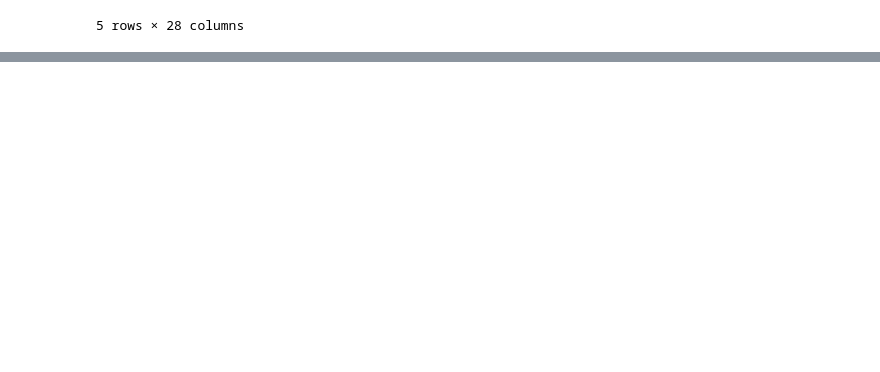
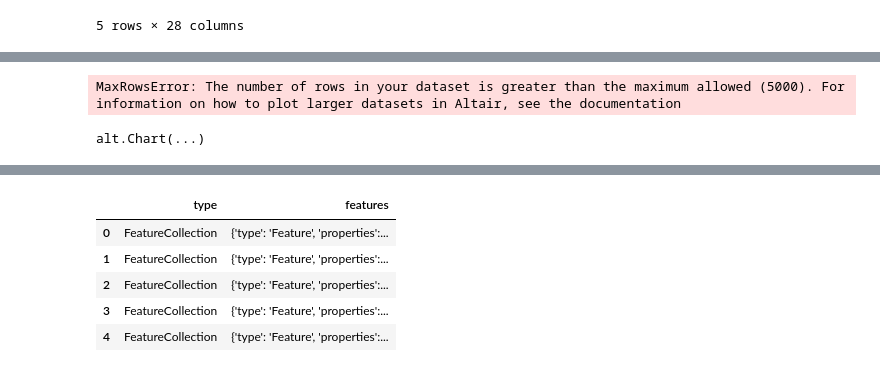
Before and after one commit to yuwei97910/is445-group30-final-project, a Jupyter notebook: state_plot.ipynb, the cells around one changed output, grey strips where cells are left out. Cells and saved outputs as stored; diff of their text form; code cells hidden in the pictures; blank space fills up the shorter version.

```diff
--- a/state_plot.ipynb
+++ b/state_plot.ipynb
@@ -114,25 +110,30 @@ chart.display()
 # %% [output]
 [interactive output not drawn]
 # %%
-states = alt.topo_feature("https://raw.githubusercontent.com/vega/vega/main/docs/data/us-10m.json", feature='states')
-airports = data.airports()
+states = alt.topo_feature("https://raw.githubusercontent.com/unitedstates/districts/gh-pages/states/FL/shape.geojson", feature='states')
+# airports = data.airports()
 
-background = alt.Chart(states).mark_geoshape(
-    fill='lightgray',
-    stroke='white'
-).project('albersUsa').properties(
-    width=500,
-    height=300
-)
+# background = alt.Chart(states).mark_geoshape(
+#     fill='lightgray',
+#     stroke='white'
+# ).project('albersUsa').properties(
+#     width=500,
+#     height=300
+# )
 
-points = alt.Chart(airports).mark_circle().encode(
+points = alt.Chart(df_FL).mark_circle().encode(
     longitude='longitude:Q',
     latitude='latitude:Q',
     size=alt.value(10),
     tooltip='name'
-)
+).interactive()
 
-background + points
+# background + points
+# background
+points
+# %% [output]
+MaxRowsError: The number of rows in your dataset is greater than the maximum allowed (5000). For information on how to plot larger datasets in Altair, see the documentation
+alt.Chart(...)
 # %%
 chart = alt.Chart.from_dict({
     "data": {"url": "https://raw.githubusercontent.com/yuwei97910/is445-group30-final-project/main/DataSet/yelp_academic_dataset_business_FL.csv"},
@@ -192,3 +193,13 @@ chart = alt.Chart(df_IL).transform_fold(
 ).interactive()
 chart.display()
 chart.save("test_altair.html")
+# %%
+df_geo = pd.read_json('https://eric.clst.org/assets/wiki/uploads/Stuff/gz_2010_us_040_00_20m.json')
+df_geo.head()
+# %% [output]
+|  | type | features |
+| 0 | FeatureCollection | {'type': 'Feature', 'properties':... |
+| 1 | FeatureCollection | {'type': 'Feature', 'properties':... |
+| 2 | FeatureCollection | {'type': 'Feature', 'properties':... |
+| 3 | FeatureCollection | {'type': 'Feature', 'properties':... |
+| 4 | FeatureCollection | {'type': 'Feature', 'properties':... |
```
Also changed, not shown: parts of 2 cells of this notebook.
